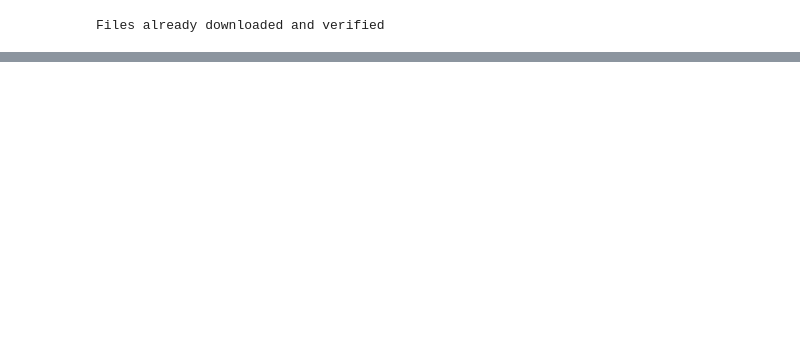
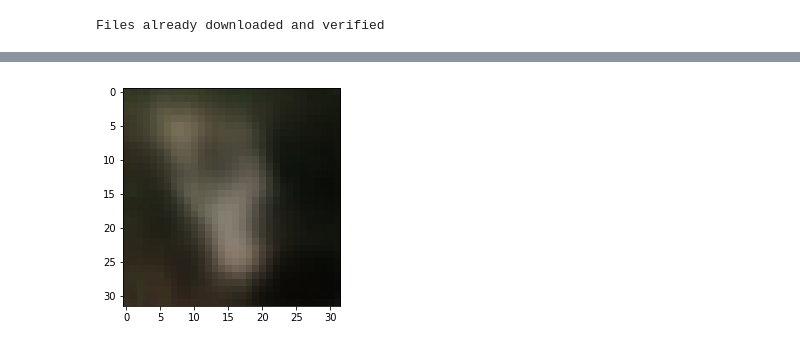
Before and after one commit to stasbel/vae, a Jupyter notebook: vae.ipynb, the cells around one changed output, grey strips where cells are left out. Cells and saved outputs as stored; diff of their text form; code cells hidden in the pictures; blank space fills up the shorter version.

```diff
--- a/vae.ipynb
+++ b/vae.ipynb
@@ -220,0 +225,4 @@ plt.imshow(image);
+# %%
+sample()
+# %% [output]
+[figure, added]
```
Also changed, not shown: parts of 6 cells of this notebook.
